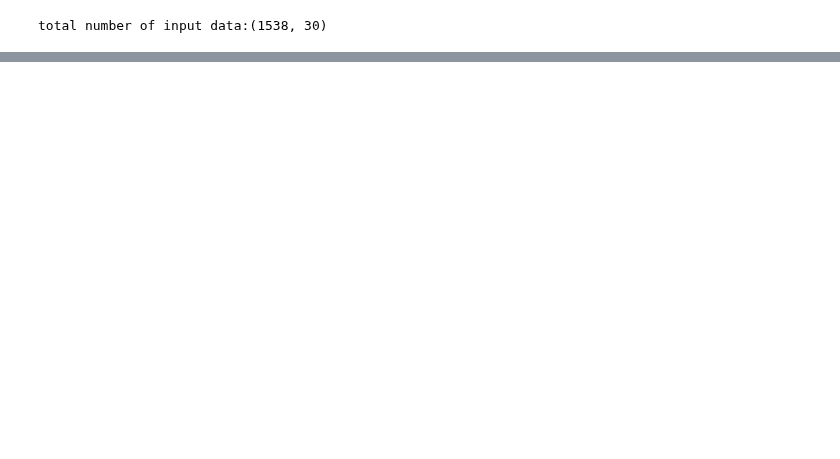
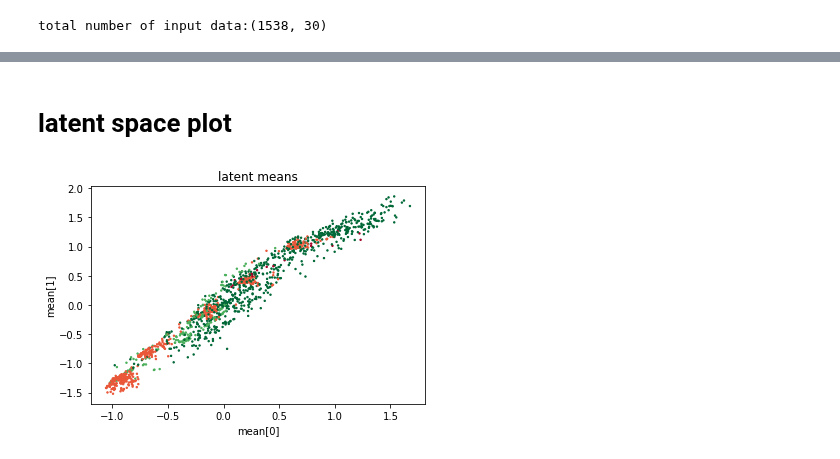
Before and after one commit to samuelsmal/drosophVAE, a Jupyter notebook: vae_v2.ipynb, the cells around one changed output, grey strips where cells are left out. Drawn from its saved outputs; the diff is of its cells as text; code cells hidden in the pictures; blank space fills up the shorter version.

```diff
--- a/vae_v2.ipynb
+++ b/vae_v2.ipynb
@@ -163,0 +262,15 @@ AttributeError: 'Tensor' object has no attribute 'log_prob'
+# %% [markdown]
+# latent space plot
+# %%
+Y = frames_idx_with_labels.label.apply(lambda x: x.value)
+X = np.vstack((data_train, data_test))
+latent_x_mean = encoder(X).mean()
+latent_x_stddev  = encoder(X).stddev()
+
+plt.scatter(latent_x_mean[:, 0], latent_x_mean[:, 1], c=Y, cmap='RdYlGn_r', s=2)
+plt.title('latent means')
+plt.ylabel('mean[1]')
+plt.xlabel('mean[0]')
+plt.show()
+# %% [output]
+[figure, added]
```
Also changed, not shown: parts of 15 cells of this notebook, 3 other files.
